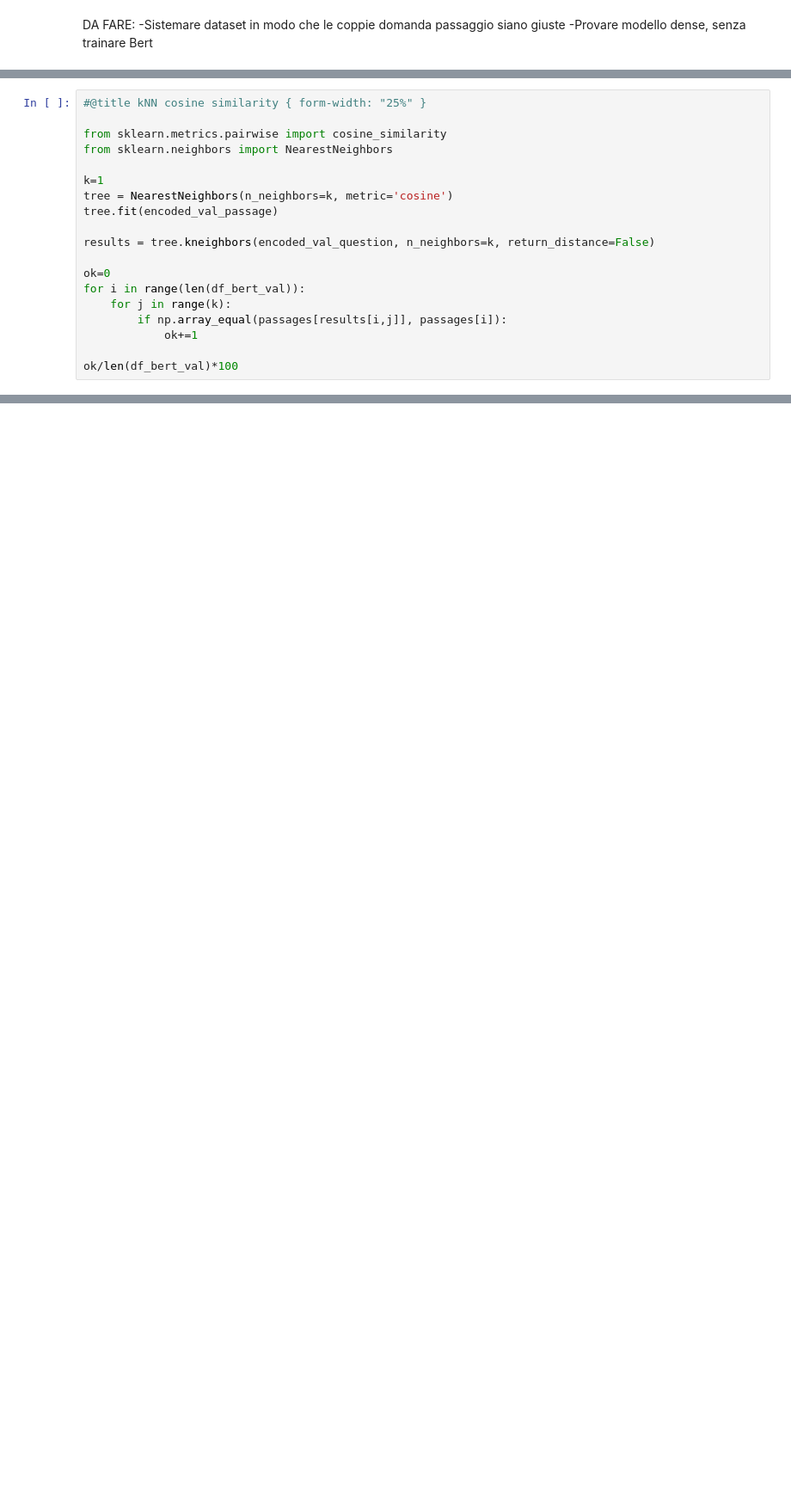
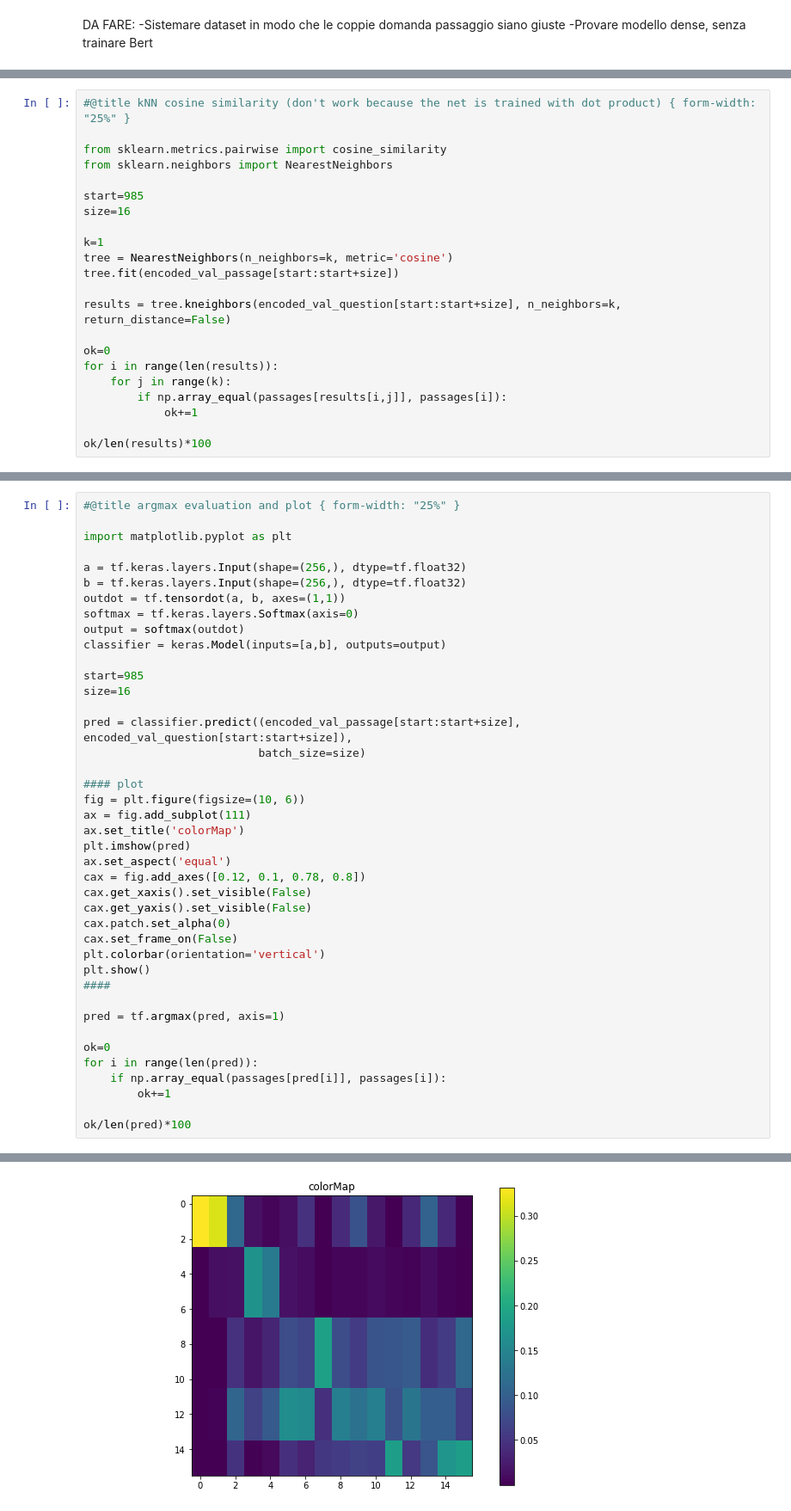
Before and after one commit to the-SQuAD-squad/IR, a Jupyter notebook: IR.ipynb, the cells around one changed output, grey strips where cells are left out. Shown at 86% size. Cells and saved outputs as stored; diff of their text form; blank space fills up the shorter version.

```diff
--- a/IR.ipynb
+++ b/IR.ipynb
@@ -534,20 +401,23 @@ KeyboardInterrupt: ignored
 # %%
-#@title kNN cosine similarity { form-width: "25%" }
+#@title kNN cosine similarity (don't work because the net is trained with dot product) { form-width: "25%" }
 
 from sklearn.metrics.pairwise import cosine_similarity
 from sklearn.neighbors import NearestNeighbors
 
+start=985
+size=16
+
 k=1
 tree = NearestNeighbors(n_neighbors=k, metric='cosine')
-tree.fit(encoded_val_passage)
+tree.fit(encoded_val_passage[start:start+size])
 
-results = tree.kneighbors(encoded_val_question, n_neighbors=k, return_distance=False)
+results = tree.kneighbors(encoded_val_question[start:start+size], n_neighbors=k, return_distance=False)
 
 ok=0
-for i in range(len(df_bert_val)):
+for i in range(len(results)):
     for j in range(k):
         if np.array_equal(passages[results[i,j]], passages[i]):
             ok+=1
 
-ok/len(df_bert_val)*100
+ok/len(results)*100
 # %% [output]
@@ -558,0 +425,42 @@ array([1213, 1210, 1212, 1211, 1675])
+# %%
+#@title argmax evaluation and plot { form-width: "25%" }
+
+import matplotlib.pyplot as plt
+
+a = tf.keras.layers.Input(shape=(256,), dtype=tf.float32)
+b = tf.keras.layers.Input(shape=(256,), dtype=tf.float32)
+outdot = tf.tensordot(a, b, axes=(1,1))
+softmax = tf.keras.layers.Softmax(axis=0)
+output = softmax(outdot)
+classifier = keras.Model(inputs=[a,b], outputs=output)
+
+start=985
+size=16
+
+pred = classifier.predict((encoded_val_passage[start:start+size], encoded_val_question[start:start+size]),
+                          batch_size=size)
+
+#### plot
+fig = plt.figure(figsize=(10, 6))
+ax = fig.add_subplot(111)
+ax.set_title('colorMap')
+plt.imshow(pred)
+ax.set_aspect('equal')
+cax = fig.add_axes([0.12, 0.1, 0.78, 0.8])
+cax.get_xaxis().set_visible(False)
+cax.get_yaxis().set_visible(False)
+cax.patch.set_alpha(0)
+cax.set_frame_on(False)
+plt.colorbar(orientation='vertical')
+plt.show()
+####
+
+pred = tf.argmax(pred, axis=1)
+
+ok=0
+for i in range(len(pred)):
+    if np.array_equal(passages[pred[i]], passages[i]):
+        ok+=1
+
+ok/len(pred)*100
+# %% [output]
@@ -558,0 +468 @@ array([1213, 1210, 1212, 1211, 1675])
+[figure, added]
```
Also changed, not shown: parts of 16 cells of this notebook.
